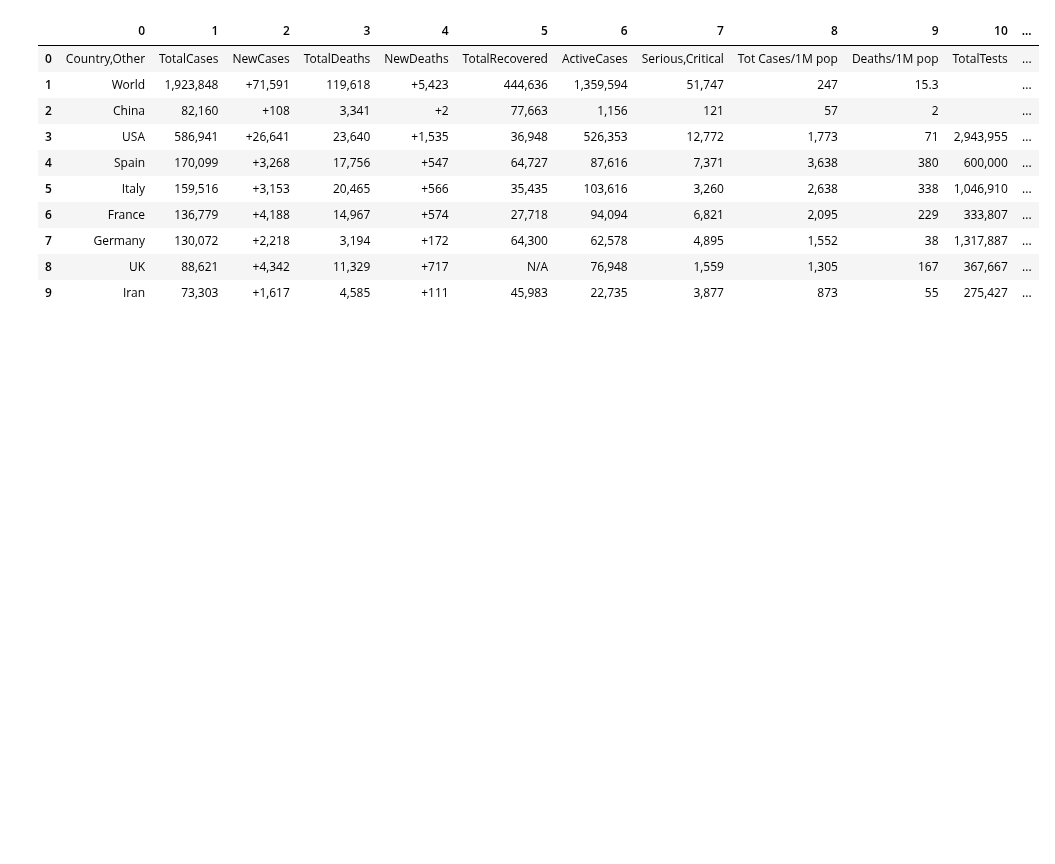
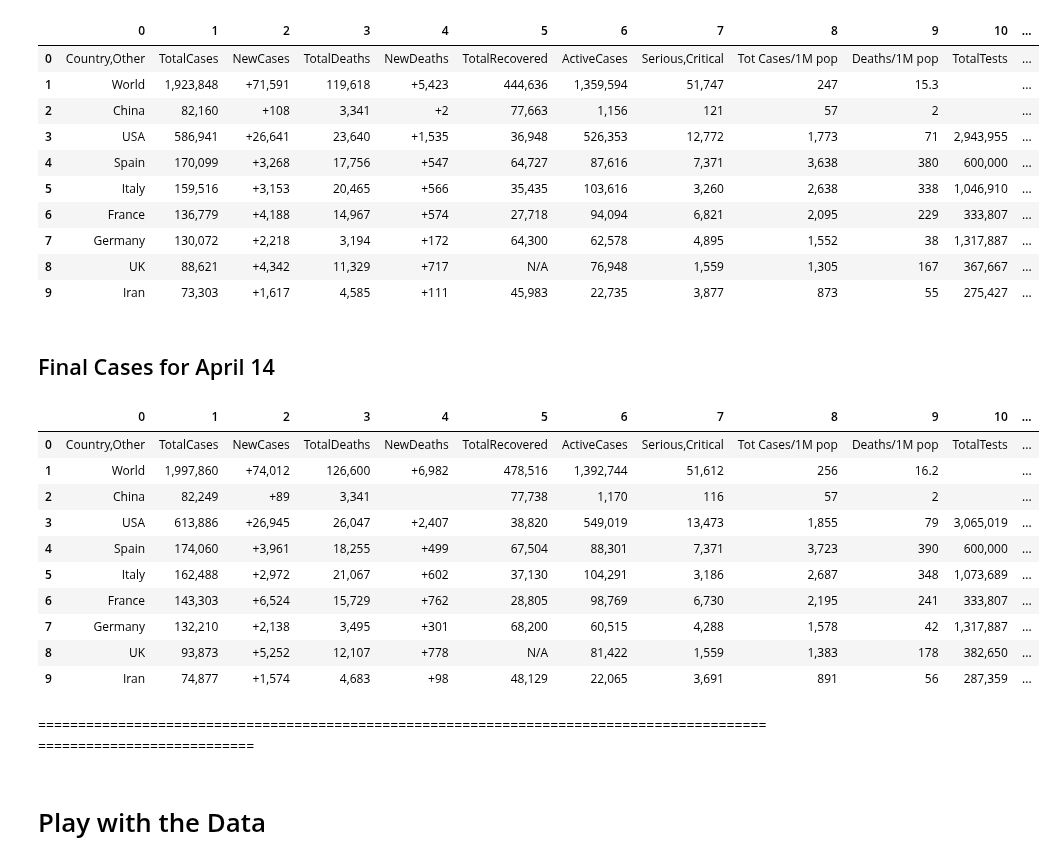
Before and after one commit to khyateed/covid-map-nyc, a Jupyter notebook: Global Covid Cases.ipynb, the cells around one changed output. Cells and saved outputs as stored; diff of their text form; code cells hidden in the pictures; blank space fills up the shorter version.

```diff
--- a/Global Covid Cases.ipynb
+++ b/Global Covid Cases.ipynb
@@ -130,3 +125,34 @@ apr13_df.head(10)
 | 7 | Germany | 130,072 | +2,218 | 3,194 | +172 | 64,300 | 62,578 | 4,895 | 1,552 | 38 | 1,317,887 | ... |
 | 8 | UK | 88,621 | +4,342 | 11,329 | +717 | N/A | 76,948 | 1,559 | 1,305 | 167 | 367,667 | ... |
 | 9 | Iran | 73,303 | +1,617 | 4,585 | +111 | 45,983 | 22,735 | 3,877 | 873 | 55 | 275,427 | ... |
+# %% [markdown]
+## Final Cases for April 14
+# %%
+to_df = []
+to_df.append(headers)
+html = open("2020-04-15" + '.html','r')
+soup = BeautifulSoup(html, "html.parser")
+table = soup.find(id='main_table_countries_yesterday')
+countries = table.find('tbody').findAll('tr')
+for country in countries[7:]:
+    items=[]
+    items = country.text.split('\n')
+    to_df.append(items[1:])
+apr14_df = pd.DataFrame(to_df)
+apr14_df.head(10)
+# %% [output]
+|  | 0 | 1 | 2 | 3 | 4 | 5 | 6 | 7 | 8 | 9 | 10 | ... |
+| 0 | Country,Other | TotalCases | NewCases | TotalDeaths | NewDeaths | TotalRecovered | ActiveCases | Serious,Critical | Tot Cases/1M pop | Deaths/1M pop | TotalTests | ... |
+| 1 | World | 1,997,860 | +74,012 | 126,600 | +6,982 | 478,516 | 1,392,744 | 51,612 | 256 | 16.2 |  | ... |
+| 2 | China | 82,249 | +89 | 3,341 |  | 77,738 | 1,170 | 116 | 57 | 2 |  | ... |
+| 3 | USA | 613,886 | +26,945 | 26,047 | +2,407 | 38,820 | 549,019 | 13,473 | 1,855 | 79 | 3,065,019 | ... |
+| 4 | Spain | 174,060 | +3,961 | 18,255 | +499 | 67,504 | 88,301 | 7,371 | 3,723 | 390 | 600,000 | ... |
+| 5 | Italy | 162,488 | +2,972 | 21,067 | +602 | 37,130 | 104,291 | 3,186 | 2,687 | 348 | 1,073,689 | ... |
+| 6 | France | 143,303 | +6,524 | 15,729 | +762 | 28,805 | 98,769 | 6,730 | 2,195 | 241 | 333,807 | ... |
+| 7 | Germany | 132,210 | +2,138 | 3,495 | +301 | 68,200 | 60,515 | 4,288 | 1,578 | 42 | 1,317,887 | ... |
+| 8 | UK | 93,873 | +5,252 | 12,107 | +778 | N/A | 81,422 | 1,559 | 1,383 | 178 | 382,650 | ... |
+| 9 | Iran | 74,877 | +1,574 | 4,683 | +98 | 48,129 | 22,065 | 3,691 | 891 | 56 | 287,359 | ... |
+# %% [markdown]
+======================================================================================================================
+# %% [markdown]
+# Play with the Data
```
Also changed, not shown: parts of 2 cells of this notebook, 13 other files.
